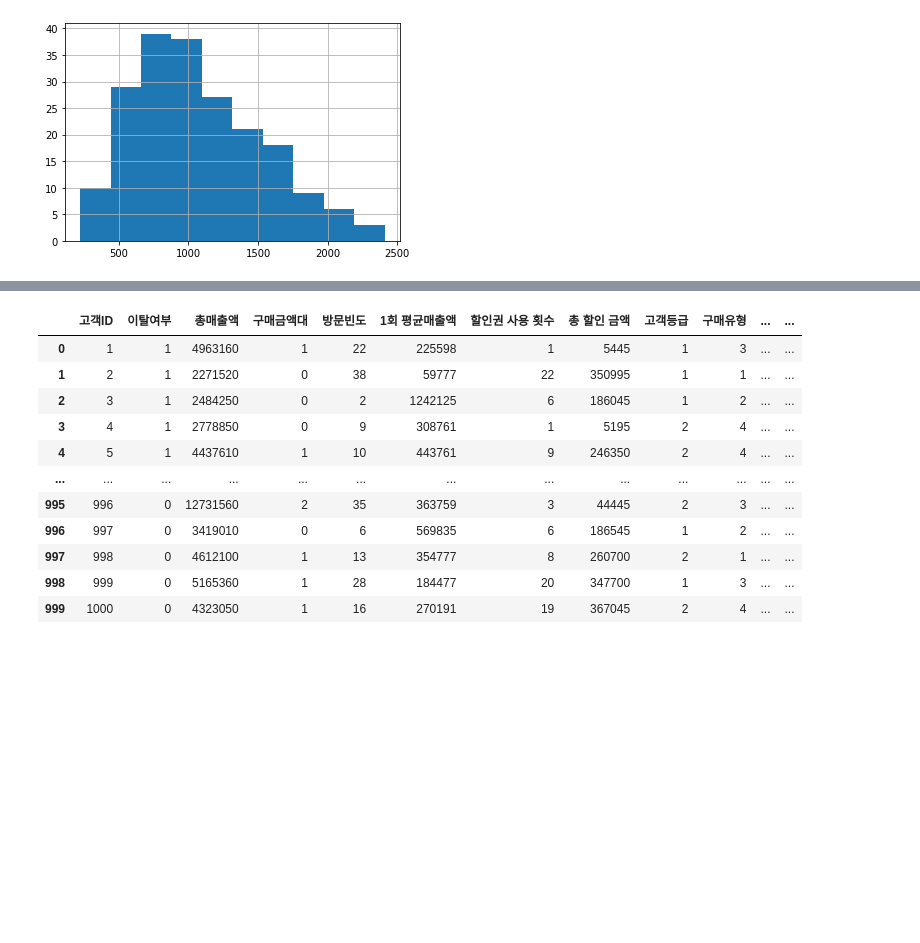
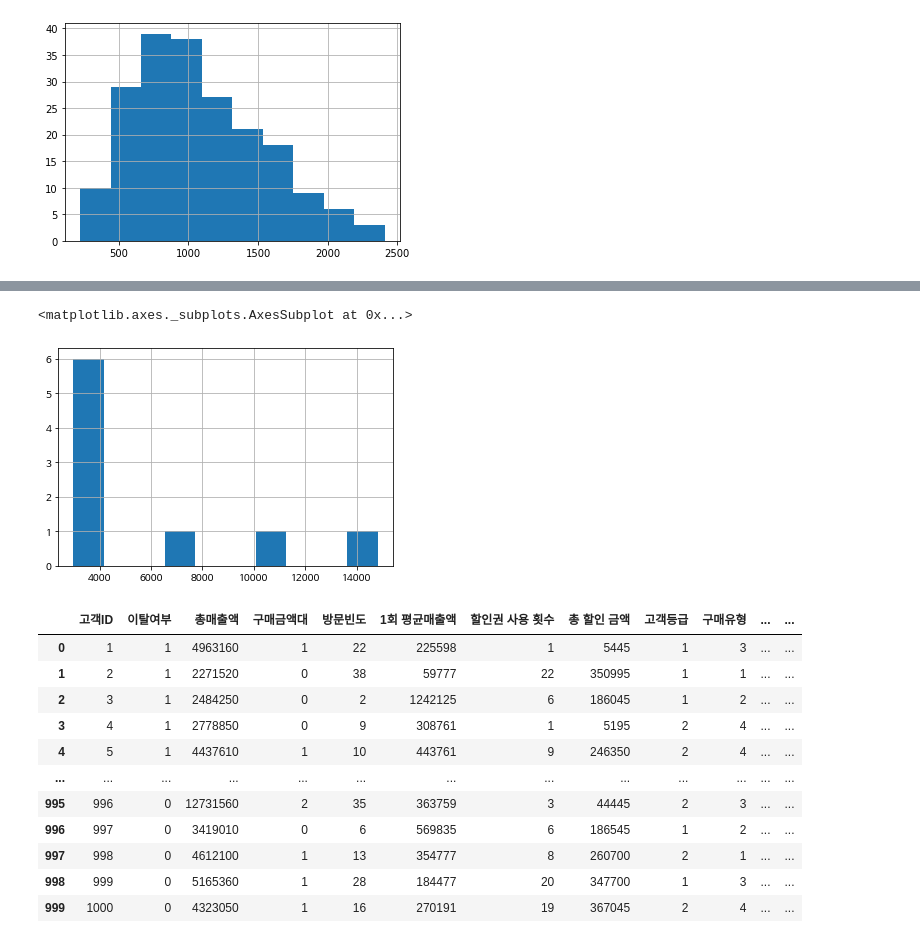
Before and after one commit to hyeokjun0804/HJ_BigData_Maketing_Course, a Jupyter notebook: 20230103빅데이터_마케팅.ipynb, the cells around one changed output, grey strips where cells are left out. Drawn from its saved outputs; the diff is of its cells as text; code cells hidden in the pictures; blank space fills up the shorter version.

```diff
--- a/20230103빅데이터_마케팅.ipynb
+++ b/20230103빅데이터_마케팅.ipynb
@@ -62,3 +62,6 @@ data_IQR["salary"].hist()
 # %% [output]
 <matplotlib.axes._subplots.AxesSubplot at 0x...>
 [figure]
+# %%
+data_outlier=df_salary[(df_salary["salary"]>q3+IQR*1.5)]
+data_outlier
@@ -65,3 +79,8 @@ data_IQR["salary"].hist()
+# %%
+data_outlier["salary"].hist()
+# %% [output]
+<matplotlib.axes._subplots.AxesSubplot at 0x...>
+[figure, added]
 # %%
 df = pd.read_csv("/content/Ashopping.csv", encoding = "cp949") #en cp94coding = "utf-8"9 = utf-8
 df
```
Also changed, not shown: parts of 4 cells of this notebook.
